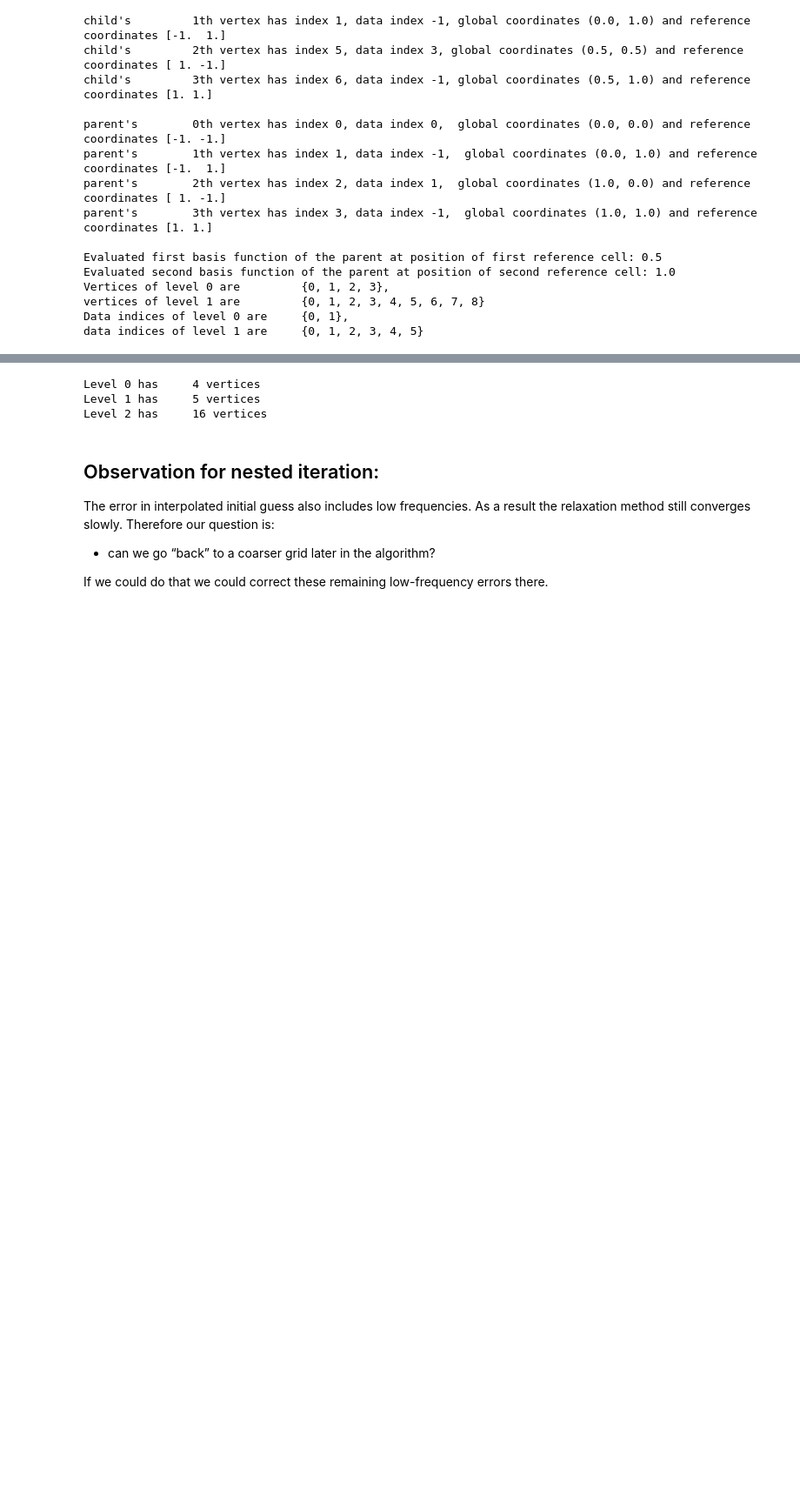
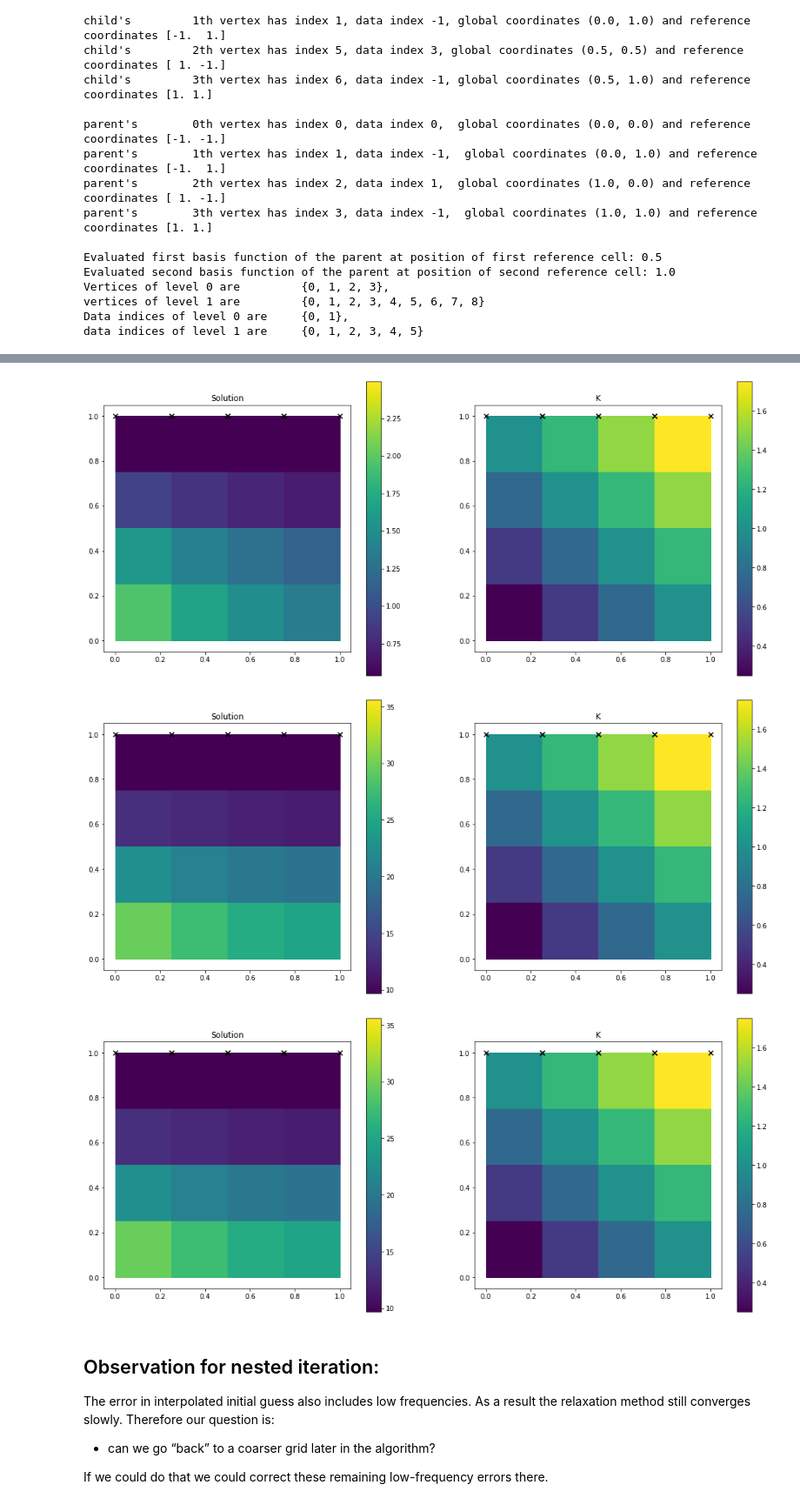
Before and after one commit to wenceorg/comp4187, a Jupyter notebook: code/2DMultigrid.ipynb, the cells around one changed output, grey strips where cells are left out. Shown: that part at 87% size. Cells and saved outputs as stored; diff of their text form; code cells hidden in the pictures; blank space fills up the shorter version.

```diff
--- a/code/2DMultigrid.ipynb
+++ b/code/2DMultigrid.ipynb
@@ -526,0 +530,33 @@ So, now we are finally ready to continue to the fine grid:
+# %%
+def evaluate_solution(geometry, discretization, cell, coord):
+    x, y = fem.map_to_reference_coordinates(cell, coord)
+    coeff = dict()
+    for linear_index, vert in enumerate(cell.vertices):
+        if vert not in geometry.dirichlet_vertices:
+            coeff[vert] = fem.lagrange_2d(discretization.nodes_x, linear_index, np.array([x,y]))
+    return coeff
+
+def make_interpolation(geometry, level_coarse):
+    level_fine = level_coarse + 1
+    discretization = fem.Discretization(geometry, level_fine)
+
+    number_of_vertices_coarse = geometry.data_size_per_level[level_coarse]
+    number_of_vertices_fine = geometry.data_size_per_level[level_fine]
+    interpolation = sp.lil_matrix((number_of_vertices_fine, number_of_vertices_coarse), dtype=np.float64)
+    for cell in geometry.grid.dfs(only_level=level_fine):
+        for vert in cell.vertices:
+            if vert in geometry.dirichlet_vertices:
+                continue
+            data_idx_fine = geometry.vertex_idx_to_data_idx[vert]
+            coords = geometry.vertices_idx_to_coords[vert]
+            coeffs = evaluate_solution(geometry, discretization, cell.parent, np.array(coords))
+            for key, val in coeffs.items():
+                data_idx_coarse = geometry.vertex_idx_to_data_idx[key]
+                interpolation[data_idx_fine, data_idx_coarse] = val
+    return interpolation.tocsc()
+    return interpolation.tocsc()
+
+max_level = 2
+level_coarse = max_level-1
+interpolation = make_interpolation(geometry, level_coarse=level_coarse)
+print(interpolation.todense())
@@ -527,21 +602,21 @@ So, now we are finally ready to continue to the fine grid:
 # %%
 level = 2
-geometry_fine = Geometry(level=level)
-discretization_fine = fem.Discretization(geometry_fine,level=level,eval_k=eval_k)
+discretization_fine = fem.Discretization(geometry,level=level,eval_k=eval_k)
 A_fine = discretization_fine.setup_stiffness()
 rhs_fine = discretization_fine.setup_rhs()
 
-initial_guess_fine = interpolation*sol_coarse
+initial_guess_fine = interpolation @ sol_coarse
 
 plot_solution(geometry=geometry_fine, discretization=discretization_fine, sol=initial_guess_fine)
 
-sol_fine = gaussSeidelRelaxation(A_coarse, rhs_coarse, initial_guess_fine,dtype = float),100)
+sol_fine = jacobiRelaxation(A_fine, rhs_fine, initial_guess_fine,100)
 
 plot_solution(geometry=geometry_fine, discretization=discretization_fine, sol=sol_fine)
+plot_solution(geometry=geometry_fine, discretization=discretization_fine, sol=splinalg.linsolve.spsolve(stiffness, rhs))
 # %% [output]
-Level 0 has     4 vertices
-Level 1 has     5 vertices
-Level 2 has     16 vertices
+[figure, added]
+[figure, added]
+[figure, added]
 # %% [markdown]
 ## Observation for nested iteration:
 The error in interpolated initial guess also includes low frequencies. As a result the relaxation method still converges slowly. Therefore our question is:
```
Also changed, not shown: parts of 35 cells of this notebook, 2 other files.
